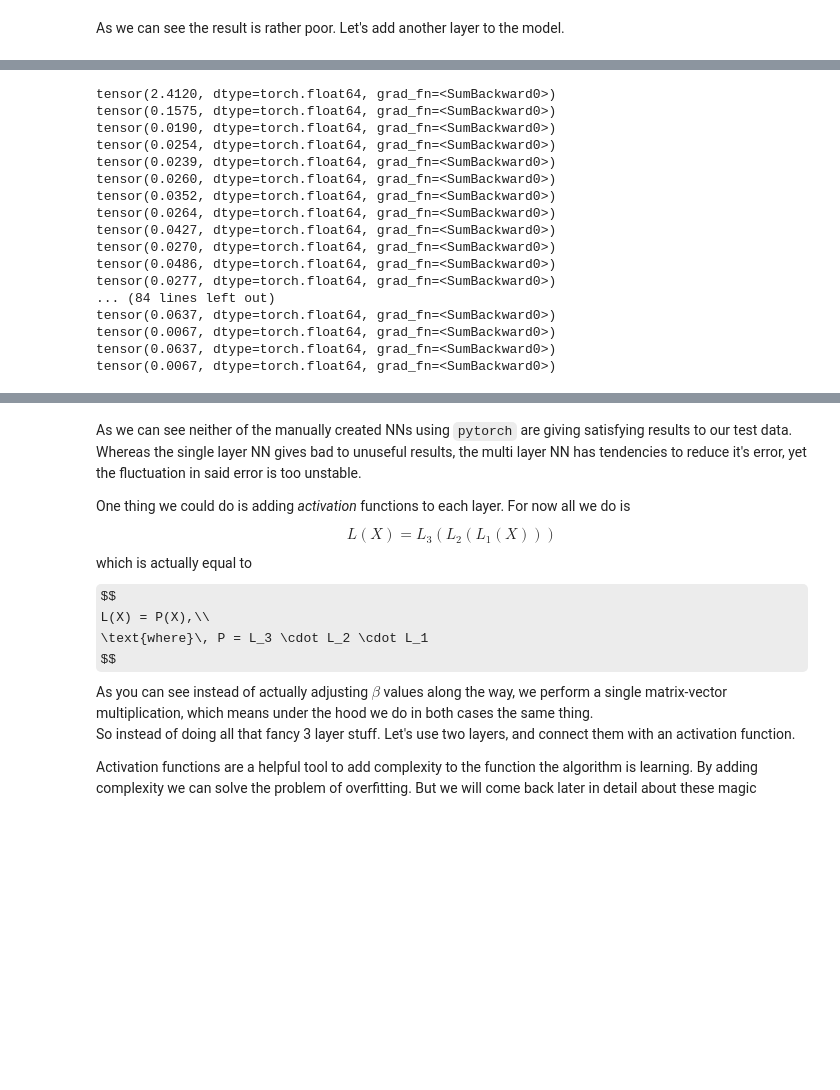
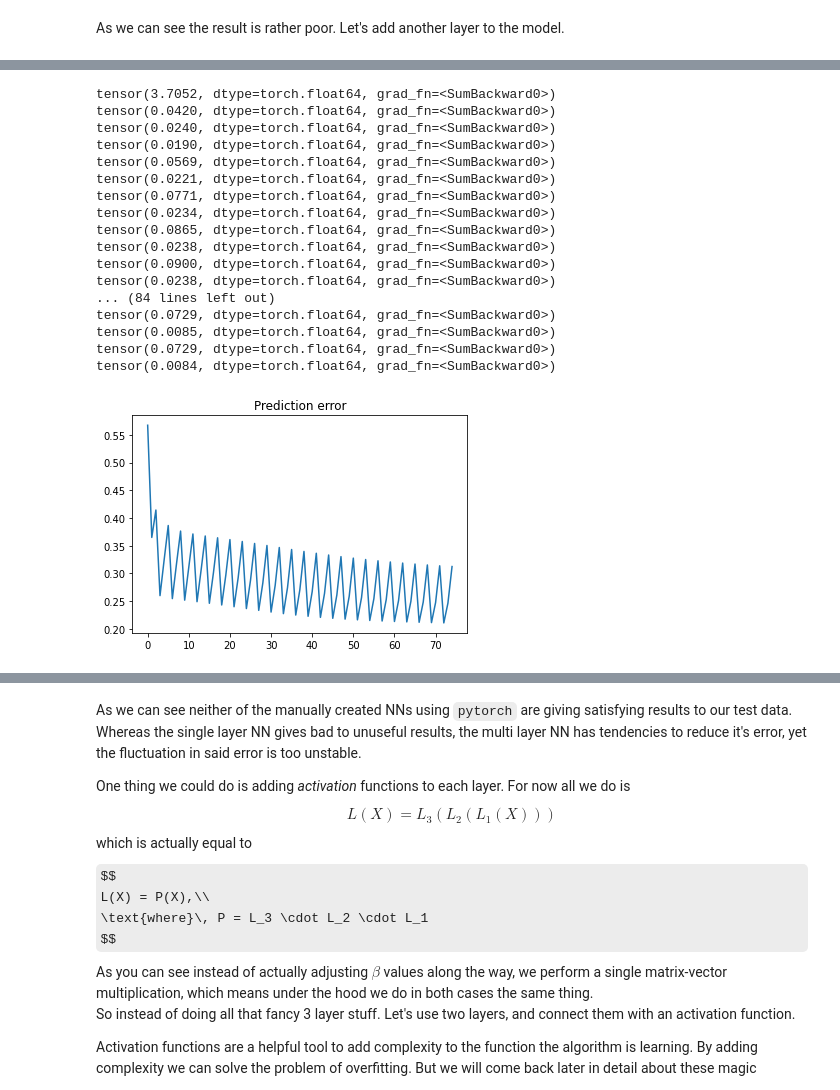
Before and after one commit to philipp-zettl/ml-roadmap, a Jupyter notebook: Machine_Learning/Supervised_Learning/Classification.ipynb, the cells around one changed output, grey strips where cells are left out. Drawn from its saved outputs; the diff is of its cells as text; code cells hidden in the pictures; some formulas as TeX source; blank space fills up the shorter version.

```diff
--- a/Machine_Learning/Supervised_Learning/Classification.ipynb
+++ b/Machine_Learning/Supervised_Learning/Classification.ipynb
@@ -30,6 +30,10 @@ Starting with eager algorithms.
 - used when the features are categorial
 
 ### Code
+# %%
+# predefine some methods to use later
+def avg_error(errors, batch_size=50):
+  return np.array([np.average(np.array(errors[i*batch_size:(i+1)*batch_size], dtype=float)) for i in range(int(len(errors)/batch_size))])
 # %%
 import numpy as np
 from sklearn.datasets import load_iris
@@ -331,37 +337,44 @@ tensor([-0.7158, -1.8860, -0.2412], dtype=torch.float64,
 # %%
 optim = torch.optim.SGD([*layer1.parameters(), *layer2.parameters(), *layer3.parameters()], lr=0.01)
 # %%
+errors = []
 for epoch in range(50):
   for i in range(len(torch_y_train)):
     optim.zero_grad()
 
     output = layer3(layer2(layer1(torch_X_train[i])))
 
-    # output = torch.sigmoid(layer3(torch.sigmoid(layer2(torch.sigmoid(layer1(torch_X_train[i]))))))
-
     error = torch.sum((output.view(-1) - torch_y_train[i]) ** 2)
     error.backward()
+
+    errors.append(error)
     if i % 50 == 0:
       print(error)
     optim.step()
 # %% [output]
-tensor(2.4120, dtype=torch.float64, grad_fn=<SumBackward0>)
-tensor(0.1575, dtype=torch.float64, grad_fn=<SumBackward0>)
+tensor(3.7052, dtype=torch.float64, grad_fn=<SumBackward0>)
+tensor(0.0420, dtype=torch.float64, grad_fn=<SumBackward0>)
+tensor(0.0240, dtype=torch.float64, grad_fn=<SumBackward0>)
 tensor(0.0190, dtype=torch.float64, grad_fn=<SumBackward0>)
-tensor(0.0254, dtype=torch.float64, grad_fn=<SumBackward0>)
-tensor(0.0239, dtype=torch.float64, grad_fn=<SumBackward0>)
-tensor(0.0260, dtype=torch.float64, grad_fn=<SumBackward0>)
-tensor(0.0352, dtype=torch.float64, grad_fn=<SumBackward0>)
-tensor(0.0264, dtype=torch.float64, grad_fn=<SumBackward0>)
-tensor(0.0427, dtype=torch.float64, grad_fn=<SumBackward0>)
-tensor(0.0270, dtype=torch.float64, grad_fn=<SumBackward0>)
-tensor(0.0486, dtype=torch.float64, grad_fn=<SumBackward0>)
-tensor(0.0277, dtype=torch.float64, grad_fn=<SumBackward0>)
+tensor(0.0569, dtype=torch.float64, grad_fn=<SumBackward0>)
+tensor(0.0221, dtype=torch.float64, grad_fn=<SumBackward0>)
+tensor(0.0771, dtype=torch.float64, grad_fn=<SumBackward0>)
+tensor(0.0234, dtype=torch.float64, grad_fn=<SumBackward0>)
+tensor(0.0865, dtype=torch.float64, grad_fn=<SumBackward0>)
+tensor(0.0238, dtype=torch.float64, grad_fn=<SumBackward0>)
+tensor(0.0900, dtype=torch.float64, grad_fn=<SumBackward0>)
+tensor(0.0238, dtype=torch.float64, grad_fn=<SumBackward0>)
 ... (84 lines left out)
-tensor(0.0637, dtype=torch.float64, grad_fn=<SumBackward0>)
-tensor(0.0067, dtype=torch.float64, grad_fn=<SumBackward0>)
-tensor(0.0637, dtype=torch.float64, grad_fn=<SumBackward0>)
-tensor(0.0067, dtype=torch.float64, grad_fn=<SumBackward0>)
+tensor(0.0729, dtype=torch.float64, grad_fn=<SumBackward0>)
+tensor(0.0085, dtype=torch.float64, grad_fn=<SumBackward0>)
+tensor(0.0729, dtype=torch.float64, grad_fn=<SumBackward0>)
+tensor(0.0084, dtype=torch.float64, grad_fn=<SumBackward0>)
+# %%
+plt.title('Prediction error')
+plt.plot(avg_error(errors))
+plt.show()
+# %% [output]
+[figure, added]
 # %%
 prediction = torch.sigmoid(layer3(torch.sigmoid(layer2(torch.sigmoid(layer1(torch.tensor(X_test[5])))))))
 expected = y_test[5]
```
Also changed, not shown: parts of 17 cells of this notebook.
